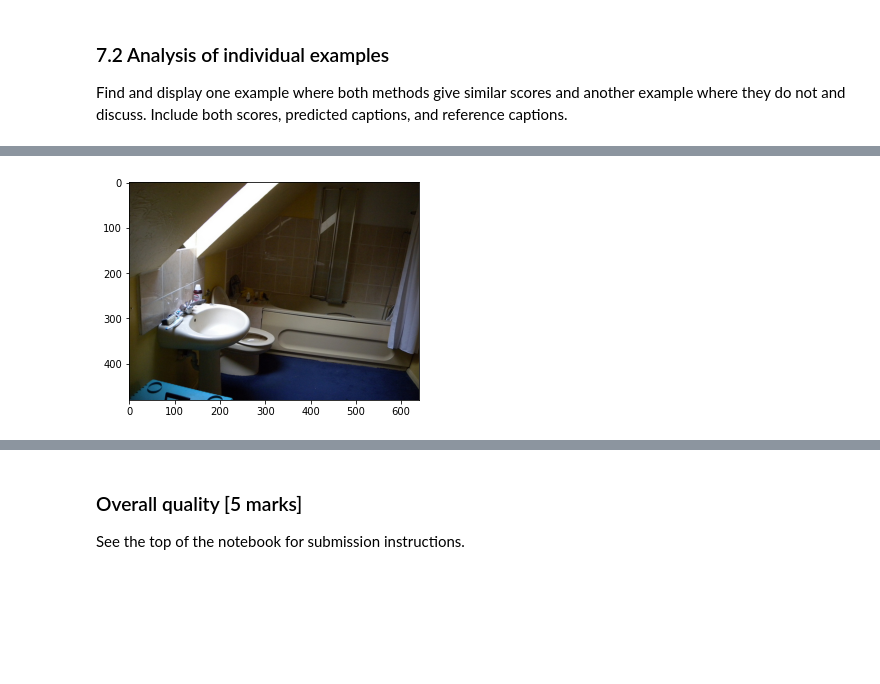
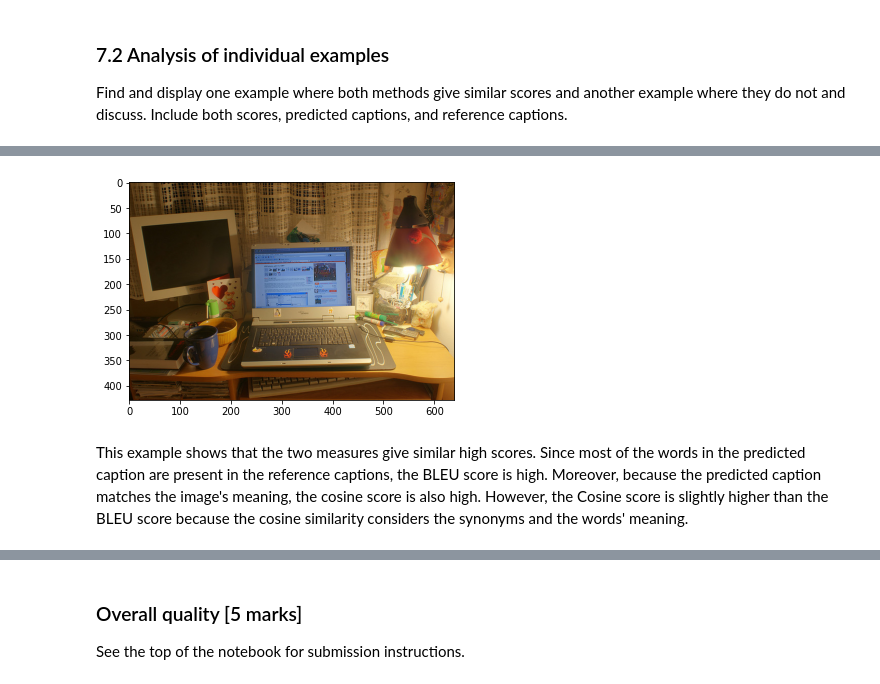
Before and after one commit to buthaina279/P4DS, a Jupyter notebook: COMP5623M_CW2v2.ipynb, the cells around one changed output, grey strips where cells are left out. Drawn from its saved outputs; the diff is of its cells as text; code cells hidden in the pictures; blank space fills up the shorter version.

```diff
--- a/COMP5623M_CW2v2.ipynb
+++ b/COMP5623M_CW2v2.ipynb
@@ -1356,13 +1417,12 @@ Compare the model’s performance on the test set evaluated using BLEU and cosin
 Please note, to compare the average test scores, you need to rescale the Cosine similarity scores [-1 to 1] to match the range of BLEU method [0.0 - 1.0].
 # %%
 # TO COMPLETE
-#no need to do this
 #Rescale cosine similarity [0-1]
-average_cos_values_array = np.array(avg_cos_list)
-average_cos_values_array = (average_cos_values_array - np.min(average_cos_values_array))/(np.max(average_cos_values_array) - np.min(average_cos_values_array))
-average_cos_values_normlized = (average_cos_values_array.sum())/len(average_cos_values_array)
-print("min",min(average_cos_values_array))
-print("max",max(average_cos_values_array))
+avg_cos_array = np.array(avg_cos_list)
+avg_cos_array = (avg_cos_array - np.min(avg_cos_array))/(np.max(avg_cos_array) - np.min(avg_cos_array))
+average_cos_values_normlized = (avg_cos_array.sum())/len(avg_cos_array)
+print("min",min(avg_cos_array))
+print("max",max(avg_cos_array))
 print('Average_cos_values_normlized : ',average_cos_values_normlized)
 # %% [output]
 min 0.0
@@ -1447,38 +1492,34 @@ def get_dict_image_id_cos_value(average_cos_values_array, image_ids_cos_list):
+# %%
+def img_id_cos_dict(array, img_path_list):
+    img_id_cos_value_dict = {}
+    for i in range(len(img_path_list)):
+        img_id = img_path_list[i]
+        cos_value = array[i]
+        img_id_cos_value_dict[img_id] = cos_value
+    return img_id_cos_value_dict
 # %%
 
+dict_img_id_cos_value=img_id_cos_dict(avg_cos_array,img_path_list)
+dict_img_id_bleu_socre=img_id_cos_dict(bleu_scores_array,img_path_list)
 
-# Create dictionaries for cos and BLEU values
-dict_image_id_cos_value=get_dict_image_id_cos_value(avg_cos_list,imagePath_list)
-dict_image_id_bleu_socre=get_dict_image_id_cos_value(bleu_scores_array,imagePath_list)
+sim_dis_score_img_id_dict = sim_dis_score_img_id(dict_img_id_cos_value,dict_img_id_bleu_socre)
 
-# TO COMPLETE
-# Generate similar scores, referrence captions and prediction captions
+print("Similar socre captions: \n")
 
-dict_similar_dis_score_image_id = get_similar_dissimilar_score_image_id(dict_image_id_cos_value,dict_image_id_bleu_socre)
-# for k,v in dict_similar_dis_score_image_id.items():
-#     print(k,v)
-print("Similar BLEU score: ",dict_similar_dis_score_image_id['similar_bleu_score'])
-print("Similar cos score: ",dict_similar_dis_score_image_id['similar_cos_score'])
-sim_id =dict_similar_dis_score_image_id[SIMILAR_SCORE_IMAGE_ID]
+print("Similar BLEU score: ",sim_dis_score_img_id_dict['similar_bleu_score'])
+print("Similar Cosine score: ",sim_dis_score_img_id_dict['similar_cos_score'], "\n")
+sim_id =sim_dis_score_img_id_dict['similar_score_img_id']
 plt.imshow(Image.open(sim_id))
-#plot_image(sim_id)
-print("####################")
-print("Similar socre captions:")
-print("####################")
 
-print("Reference Captions:")
-print("####################")
-for i in ref_pre_cap[sim_id][1]:
+
+print("Reference Captions:\n")
+
+for i in ref_pred_cap_dic[sim_id][1]:
   print(' '.join([x for x in i if x not in ('<end>','<pad>')]))
 
-#print("Refrence captions: ", ref)
-# for i in range(5):
-#     ref=' '.join(map(str, ref_pred_list[sim_id][1]))
-#     print("Refrence caption["+str(i)+"]: " + ref)
+pred=' '.join(ref_pred_cap_dic[sim_id][0])
 
-pred=' '.join(ref_pre_cap[sim_id][0])
-print("####################")
-print("Generated Caption:")
-print("####################")
+print("\n Generated Caption:\n")
+
 print(pred )
 # %% [output]
@@ -1501,2 +1542,4 @@ a bathroom with a sink and a bathtub
-[figure, old version]
+[figure, new version]
+# %% [markdown]
+This example shows that the two measures give similar high scores. Since most of the words in the predicted caption are present in the reference captions, the BLEU score is high. Moreover, because the predicted caption matches the image's meaning, the cosine score is also high. However, the Cosine score is slightly higher than the BLEU score because the cosine similarity considers the synonyms and the words' meaning.
 # %%
```
Also changed, not shown: parts of 57 cells of this notebook.
